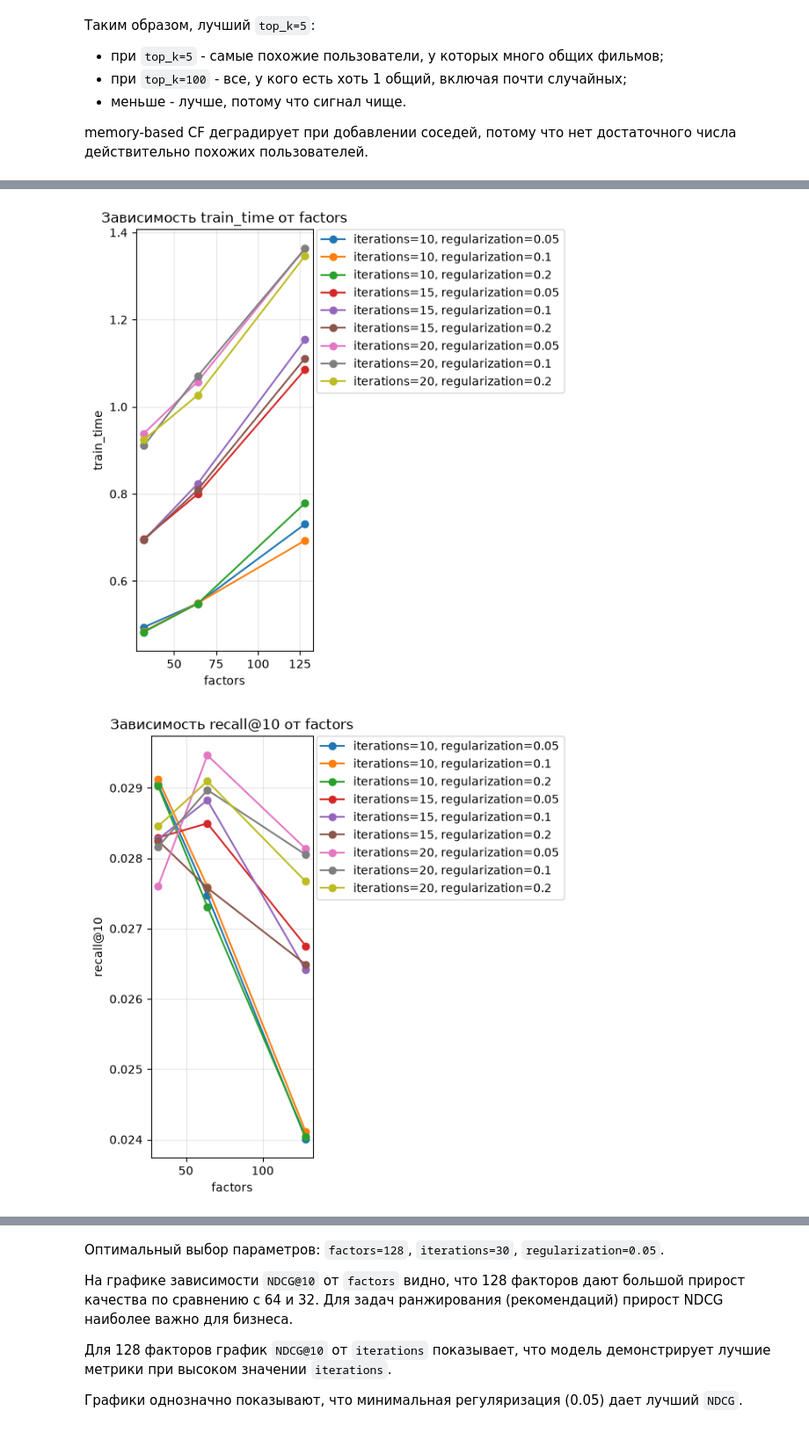
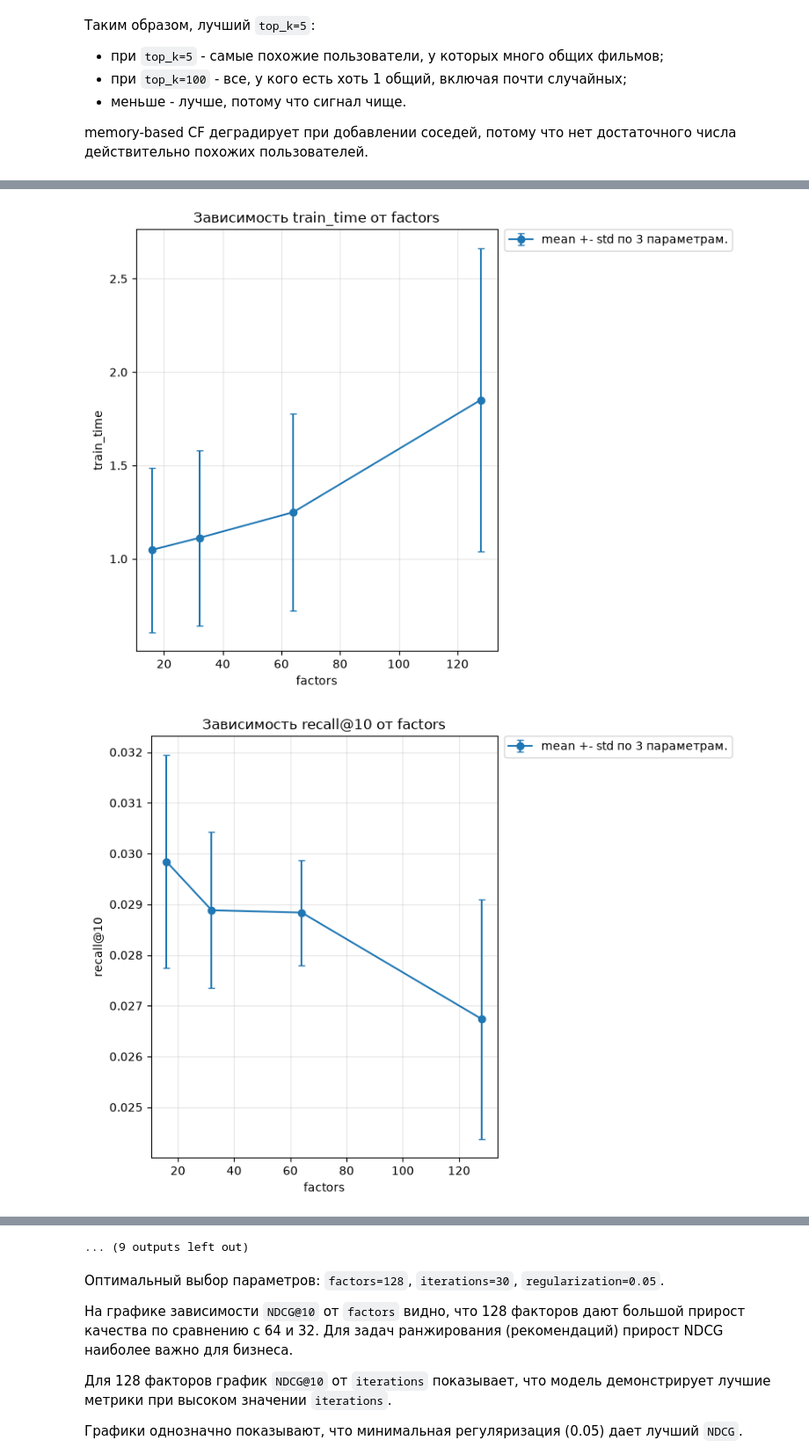
Before and after one commit to AlexanderSh11/recsys-benchmark, a Jupyter notebook: benchmarks/run_benchmark.ipynb, the cells around one changed output, grey strips where cells are left out. Shown at 88% size. Drawn from its saved outputs; the diff is of its cells as text; code cells hidden in the pictures.

```diff
--- a/benchmarks/run_benchmark.ipynb
+++ b/benchmarks/run_benchmark.ipynb
@@ -109,11 +103,14 @@ UserBasedCF
 # %% [markdown]
 Подбор гиперпараметров для базовой модели `UserBasedCF`
 # %%
-df = params_search(
+df_UserBasedCF = params_search(
     model_factory=lambda **kw: UserBasedCF(**kw),
     train=train,
     test=test,
-    params={"top_k": [5, 10, 15, 20, 30, 50]},
+    params={"top_k": [5, 10, 15, 20, 30, 50, 100]},
     n_runs=N_RUNS,
 )
+
+with open(USERBASED_CF_PARAMS_SEARCH_PATH, "wb") as f:
+    pickle.dump(df_UserBasedCF, f)
 # %% [output]
@@ -137,6 +134,9 @@ df = params_search(
 # %%
+with open(USERBASED_CF_PARAMS_SEARCH_PATH, "rb") as f:
+    df_UserBasedCF = pickle.load(f)
+
 show_graph(
-    results_df=df,
+    results_df=df_UserBasedCF,
     params=["top_k"],
     metrics=["pred_time", "recall@10", "ndcg@10"],
     save_dir="graphs/UserBasedCF",
@@ -205,16 +208,19 @@ print_summary(results)
 Средний recall 0.02946396294258574
 Средний ndcg 0.041783239274723084
 # %%
-df = params_search(
+df_ImplicitALS = params_search(
     model_factory=lambda **kw: ImplicitALS(**kw),
     train=train,
     test=test,
     params={
-        "factors": [32, 64, 128],
-        "iterations": [10, 15, 20],
-        "regularization": [0.05, 0.1, 0.2],
-        "alpha": [40.0],
+        "factors": [16, 32, 64, 128],
+        "iterations": [10, 20, 30, 40],
+        "regularization": [0.01, 0.05, 0.1, 0.2, 0.5],
+        "alpha": [10.0, 20.0, 40.0, 80.0],
     },
     n_runs=N_RUNS,
 )
+
+with open(IMPLICIT_ALS_PARAMS_SEARCH_PATH, "wb") as f:
+    pickle.dump(df_ImplicitALS, f)
 # %% [output]
@@ -238,10 +244,22 @@ df = params_search(
 # %%
+with open(IMPLICIT_ALS_PARAMS_SEARCH_PATH, "rb") as f:
+    df_ImplicitALS = pickle.load(f)
+
 show_graph(
-    results_df=df,
-    params=["factors", "iterations", "regularization"],
+    results_df=df_ImplicitALS,
+    params=["factors", "iterations", "regularization", "alpha"],
     metrics=["train_time", "recall@10", "ndcg@10"],
     save_dir="graphs/implicitALS",
+    max_lines=10
 )
+
+show_graph(
+    results_df=df_ImplicitALS,
+    params=["factors", "iterations", "alpha"],
+    metrics=["train_time", "recall@10", "ndcg@10"],
+    save_dir="graphs/implicitALS",
+    max_lines=None
+)
 # %% [output]
-[figure, old version]
+[figure, new version]
-[figure, old version]
+[figure, new version]
@@ -255,3 +276,4 @@ show_graph(
+... (9 outputs left out)
 # %% [markdown]
 Оптимальный выбор параметров: `factors=128`, `iterations=30`, `regularization=0.05`.
 
```
Also changed, not shown: parts of 10 cells of this notebook, 27 other files.
